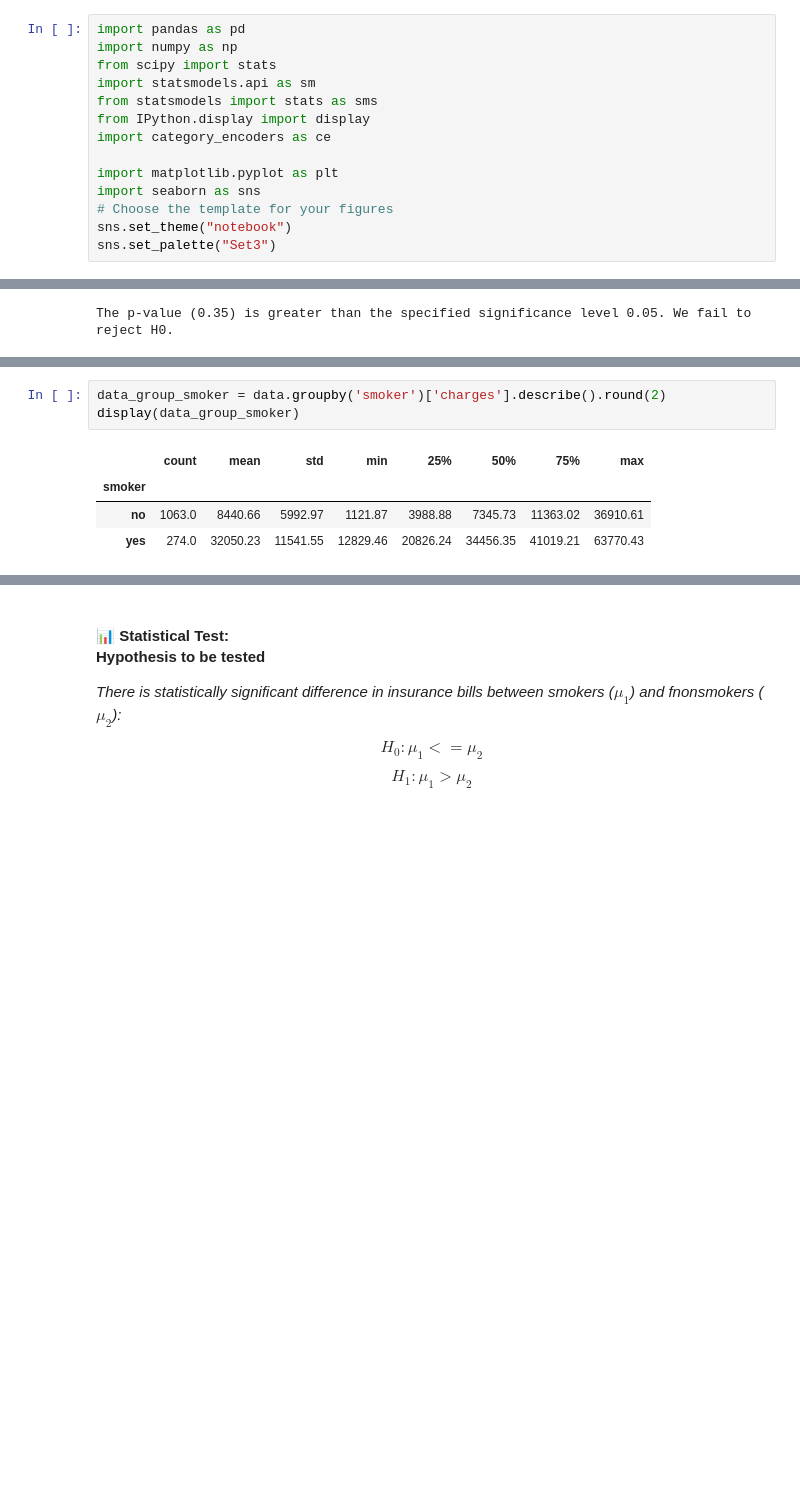
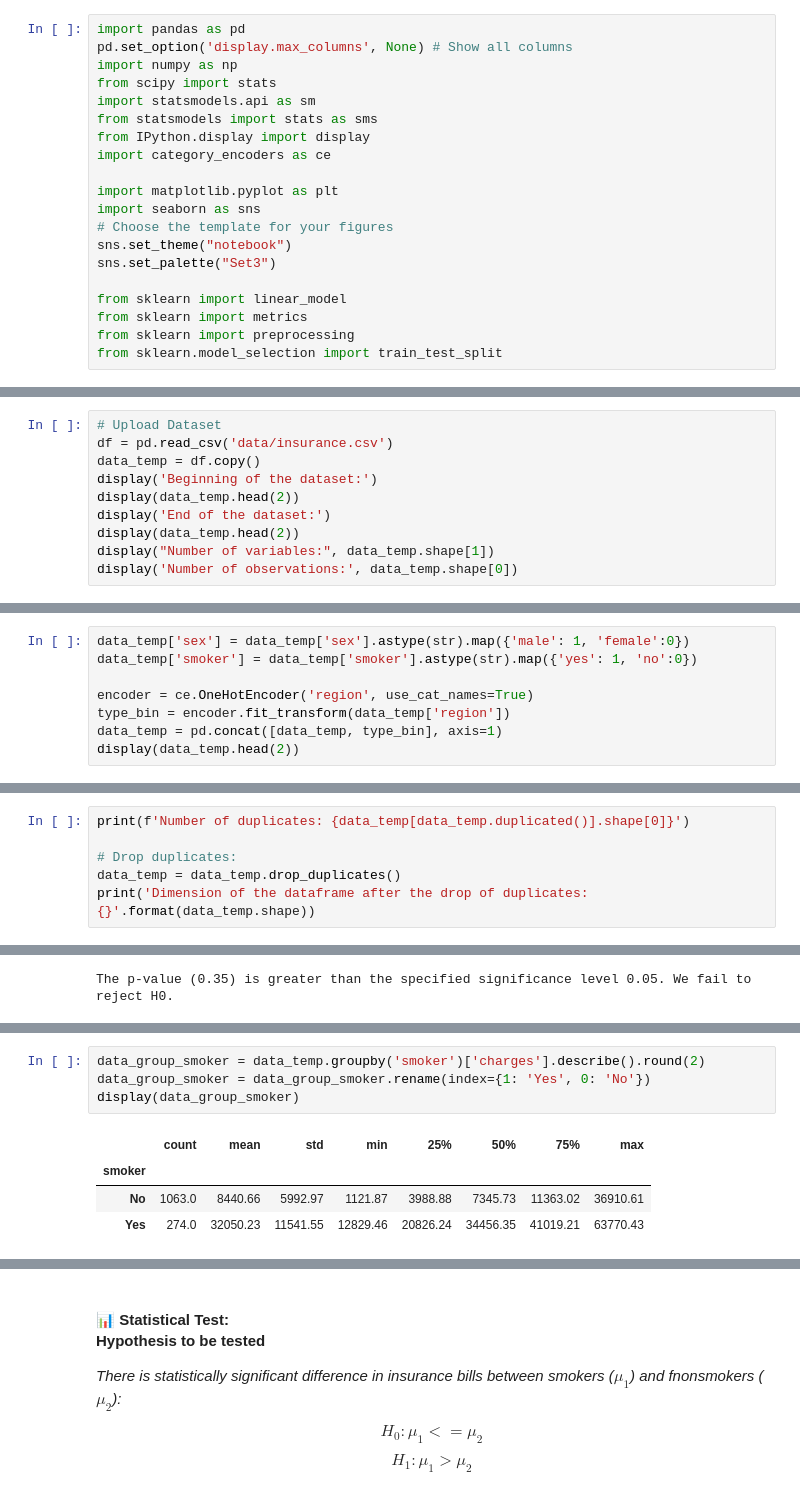
Before and after one commit to akramkhal/KaggleProjects, a Jupyter notebook: MedicalCosts/insurance.ipynb.ipynb, the cells around one changed output, grey strips where cells are left out. Saved outputs shown, nothing was run; the diff lists cells and outputs as text; blank space fills up the shorter version.

```diff
--- a/MedicalCosts/insurance.ipynb.ipynb
+++ b/MedicalCosts/insurance.ipynb.ipynb
@@ -29,5 +49,6 @@ Source: ["Medical Cost Personal Datasets" (kaggle.com)](https://www.kaggle.com/d
 # %%
 import pandas as pd
+pd.set_option('display.max_columns', None) # Show all columns
 import numpy as np
 from scipy import stats
 import statsmodels.api as sm
@@ -40,3 +61,8 @@ import seaborn as sns
 # Choose the template for your figures
 sns.set_theme("notebook")
 sns.set_palette("Set3")
+
+from sklearn import linear_model
+from sklearn import metrics
+from sklearn import preprocessing
+from sklearn.model_selection import train_test_split
@@ -332,0 +92,10 @@ display(data_group_sex)
+# %%
+# Upload Dataset
+df = pd.read_csv('data/insurance.csv')
+data_temp = df.copy()
+display('Beginning of the dataset:')
+display(data_temp.head(2))
+display('End of the dataset:')
+display(data_temp.head(2))
+display("Number of variables:", data_temp.shape[1])
+display('Number of observations:', data_temp.shape[0])
@@ -332,0 +169,8 @@ display(data_group_sex)
+# %%
+data_temp['sex'] = data_temp['sex'].astype(str).map({'male': 1, 'female':0})
+data_temp['smoker'] = data_temp['smoker'].astype(str).map({'yes': 1, 'no':0})
+
+encoder = ce.OneHotEncoder('region', use_cat_names=True)
+type_bin = encoder.fit_transform(data_temp['region'])
+data_temp = pd.concat([data_temp, type_bin], axis=1)
+display(data_temp.head(2))
@@ -332,0 +181,6 @@ display(data_group_sex)
+# %%
+print(f'Number of duplicates: {data_temp[data_temp.duplicated()].shape[0]}')
+
+# Drop duplicates:
+data_temp = data_temp.drop_duplicates()
+print('Dimension of the dataframe after the drop of duplicates: {}'.format(data_temp.shape))
@@ -407,9 +443,10 @@ plt.show();
 # %%
-data_group_smoker = data.groupby('smoker')['charges'].describe().round(2)
+data_group_smoker = data_temp.groupby('smoker')['charges'].describe().round(2)
+data_group_smoker = data_group_smoker.rename(index={1: 'Yes', 0: 'No'})
 display(data_group_smoker)
 # %% [output]
 |  | count | mean | std | min | 25% | 50% | 75% | max |
 | smoker |  |  |  |  |  |  |  |  |
-| no | 1063.0 | 8440.66 | 5992.97 | 1121.87 | 3988.88 | 7345.73 | 11363.02 | 36910.61 |
-| yes | 274.0 | 32050.23 | 11541.55 | 12829.46 | 20826.24 | 34456.35 | 41019.21 | 63770.43 |
+| No | 1063.0 | 8440.66 | 5992.97 | 1121.87 | 3988.88 | 7345.73 | 11363.02 | 36910.61 |
+| Yes | 274.0 | 32050.23 | 11541.55 | 12829.46 | 20826.24 | 34456.35 | 41019.21 | 63770.43 |
 # %% [markdown]
```
Also changed, not shown: parts of 96 cells of this notebook.
